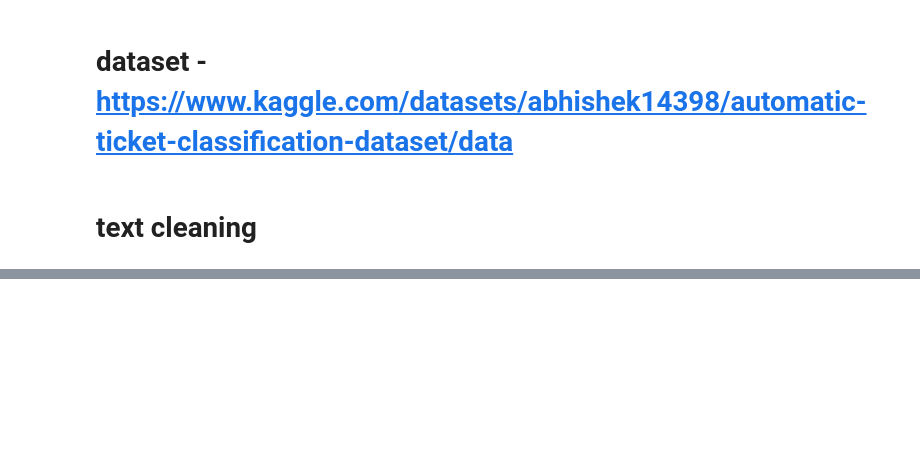
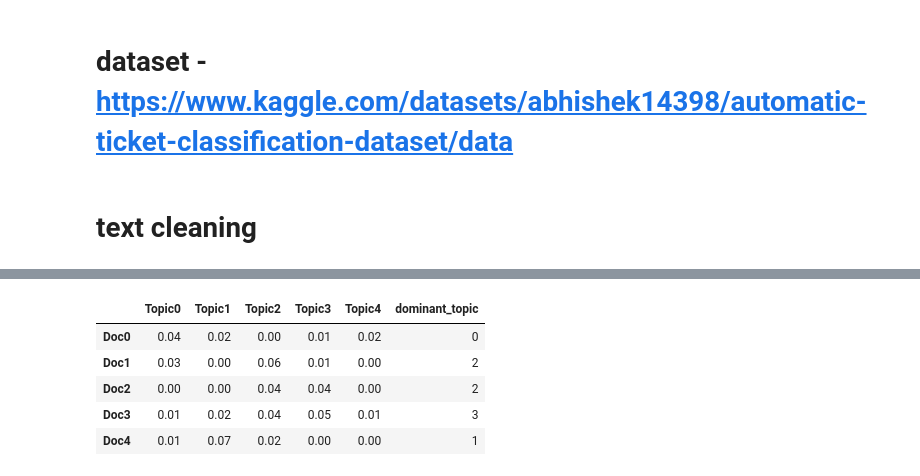
Before and after one commit to mosinsky/Multiclass_Classification, a Jupyter notebook: main.ipynb, the cells around one changed output, grey strips where cells are left out. Drawn from its saved outputs; the diff is of its cells as text; code cells hidden in the pictures; blank space fills up the shorter version.

```diff
--- a/main.ipynb
+++ b/main.ipynb
@@ -33,0 +35,9 @@ df['clean'] = df['clean'].str.replace('-PRON-', '')
+# %%
+data= df
+data['clean'] = data['complaint_text'].apply(lambda x: clean(x))
+data['clean'] = data['clean'].apply(lambda x: lemmatization(x))
+data['clean'] = data['clean'].apply(lambda x: spacy_clean(x))
+data['clean'] = data['clean'].str.replace('xxxx','')
+data['clean'] = data['clean'].str.replace('-PRON-', '')
+pd.set_option('display.max_colwidth', None)
+data.head()
@@ -67,7 +84,20 @@ topics = [' '.join(t) for t in topic_words]
 # %%
-colnames = ["Topic" + str(i) for i in range(nmf_model.n_components)]
-docnames = ["Doc" + str(i) for i in range(len(df['clean']))]
-df_doc_topic = pd.DataFrame(np.round(W1, 2), columns=colnames, index=docnames)
+
+
+#Create the best topic for each complaint in terms of integer value 0,1,2,3 & 4
+
+colnames = ["Topic" + str(i) for i in range(model.n_components)]
+docnames = ["Doc" + str(i) for i in range(len(data['clean']))]
+df_doc_topic = pd.DataFrame(np.round(W, 2), columns=colnames, index=docnames)
+
 significant_topic = np.argmax(df_doc_topic.values, axis=1)
 df_doc_topic['dominant_topic'] = significant_topic
-# df_doc_topic.head()
+data['Topic'] = significant_topic
+df_doc_topic.head()
+# %% [output]
+|  | Topic0 | Topic1 | Topic2 | Topic3 | Topic4 | dominant_topic |
+| Doc0 | 0.04 | 0.02 | 0.00 | 0.01 | 0.02 | 0 |
+| Doc1 | 0.03 | 0.00 | 0.06 | 0.01 | 0.00 | 2 |
+| Doc2 | 0.00 | 0.00 | 0.04 | 0.04 | 0.00 | 2 |
+| Doc3 | 0.01 | 0.02 | 0.04 | 0.05 | 0.01 | 3 |
+| Doc4 | 0.01 | 0.07 | 0.02 | 0.00 | 0.00 | 1 |
```
Also changed, not shown: parts of 24 cells of this notebook, 2 other files.
